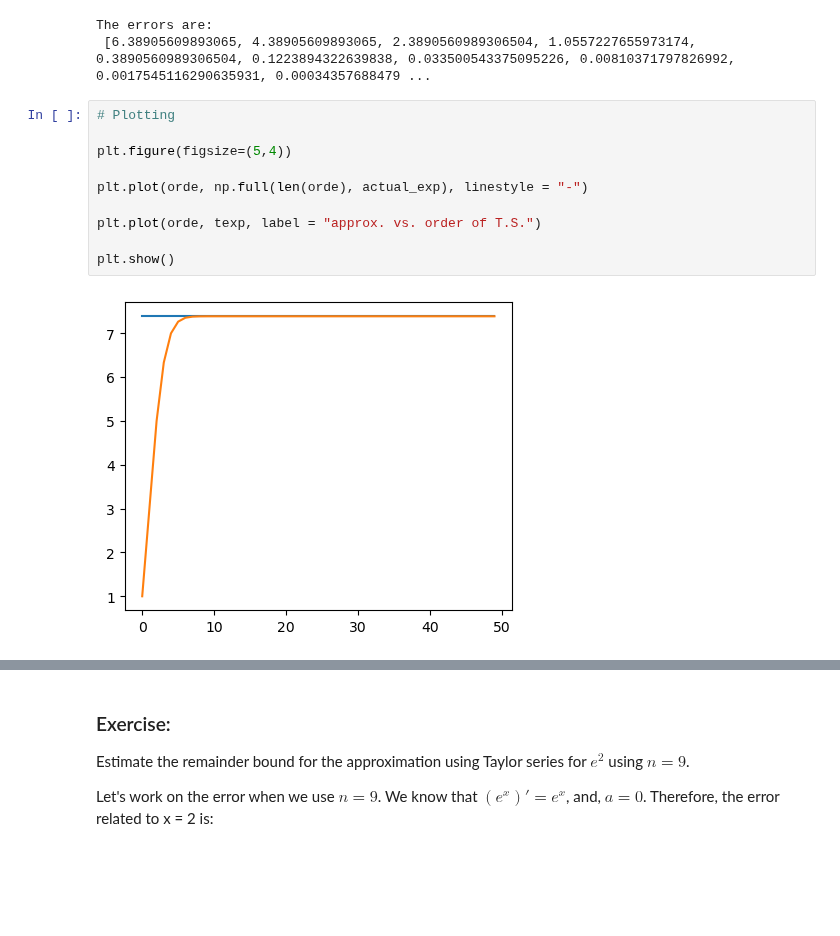
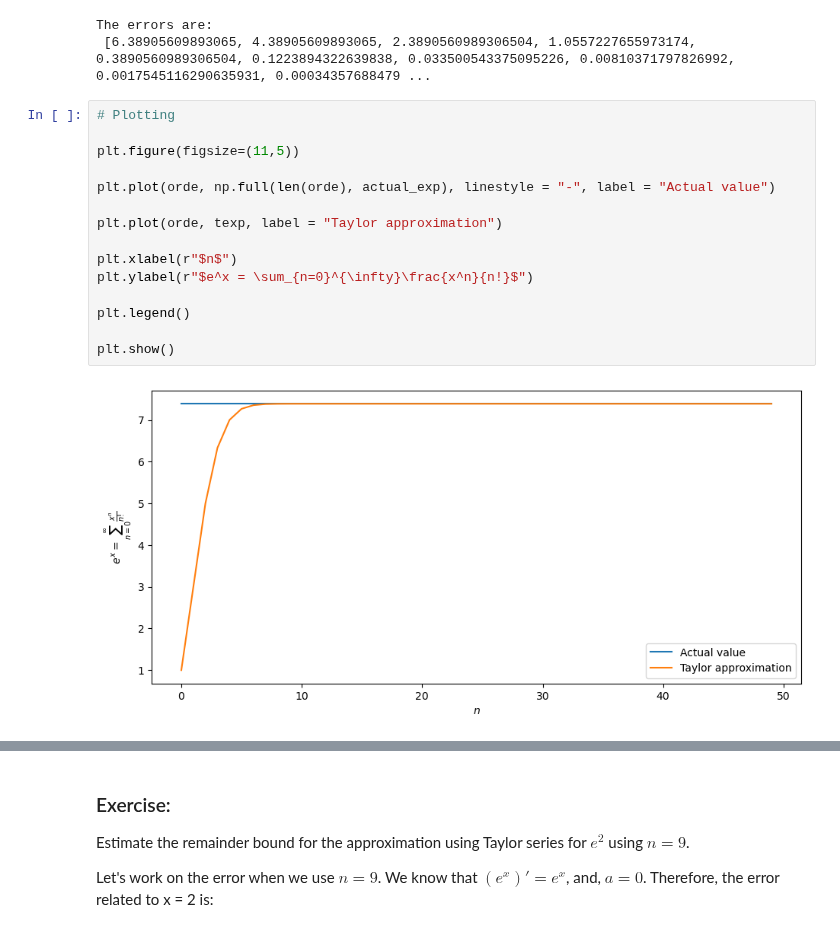
Before and after one commit to DaVas1410/computational-physics-2, a Jupyter notebook: unit-4/403-PDE-errors.ipynb, the cells around one changed output, grey strips where cells are left out. Drawn from its saved outputs; the diff is of its cells as text; blank space fills up the shorter version.

```diff
--- a/unit-4/403-PDE-errors.ipynb
+++ b/unit-4/403-PDE-errors.ipynb
@@ -101,15 +101,20 @@ The errors are:
 # %%
 # Plotting
 
-plt.figure(figsize=(5,4))
+plt.figure(figsize=(11,5))
 
-plt.plot(orde, np.full(len(orde), actual_exp), linestyle = "-")
+plt.plot(orde, np.full(len(orde), actual_exp), linestyle = "-", label = "Actual value")
 
-plt.plot(orde, texp, label = "approx. vs. order of T.S.")
+plt.plot(orde, texp, label = "Taylor approximation")
+
+plt.xlabel(r"$n$")
+plt.ylabel(r"$e^x = \sum_{n=0}^{\infty}\frac{x^n}{n!}$")
+
+plt.legend()
 
 plt.show()
 # %% [output]
-[figure, old version]
+[figure, new version]
 # %%
 # Plotting
 
```
Also changed, not shown: parts of 26 cells of this notebook.
